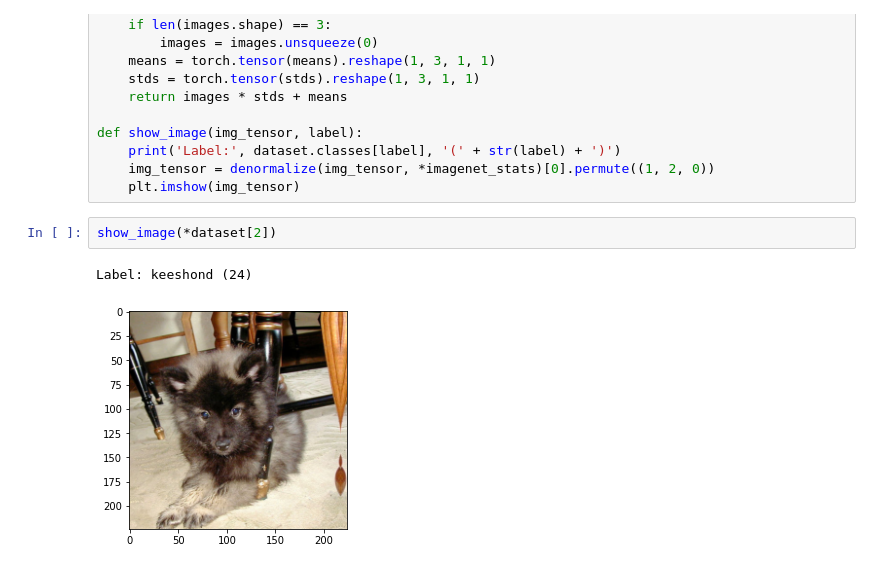
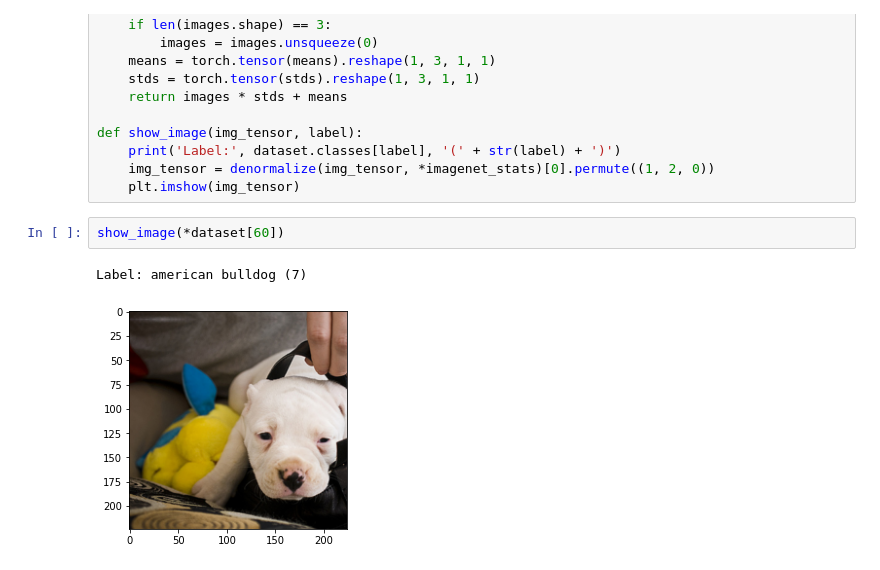
Before and after one commit to tasyaa04/datascience, a Jupyter notebook: PetBreed.ipynb, the cells around one changed output. Cells and saved outputs as stored; diff of their text form.

```diff
--- a/PetBreed.ipynb
+++ b/PetBreed.ipynb
@@ -150,10 +154,10 @@ def show_image(img_tensor, label):
     img_tensor = denormalize(img_tensor, *imagenet_stats)[0].permute((1, 2, 0))
     plt.imshow(img_tensor)
 # %%
-show_image(*dataset[2])
+show_image(*dataset[60])
 # %% [output]
-Label: keeshond (24)
+Label: american bulldog (7)
-[figure, old version]
+[figure, new version]
 # %%
 from torch.utils.data import random_split
 from torch.utils.data import DataLoader
```
Also changed, not shown: parts of 6 cells of this notebook.
